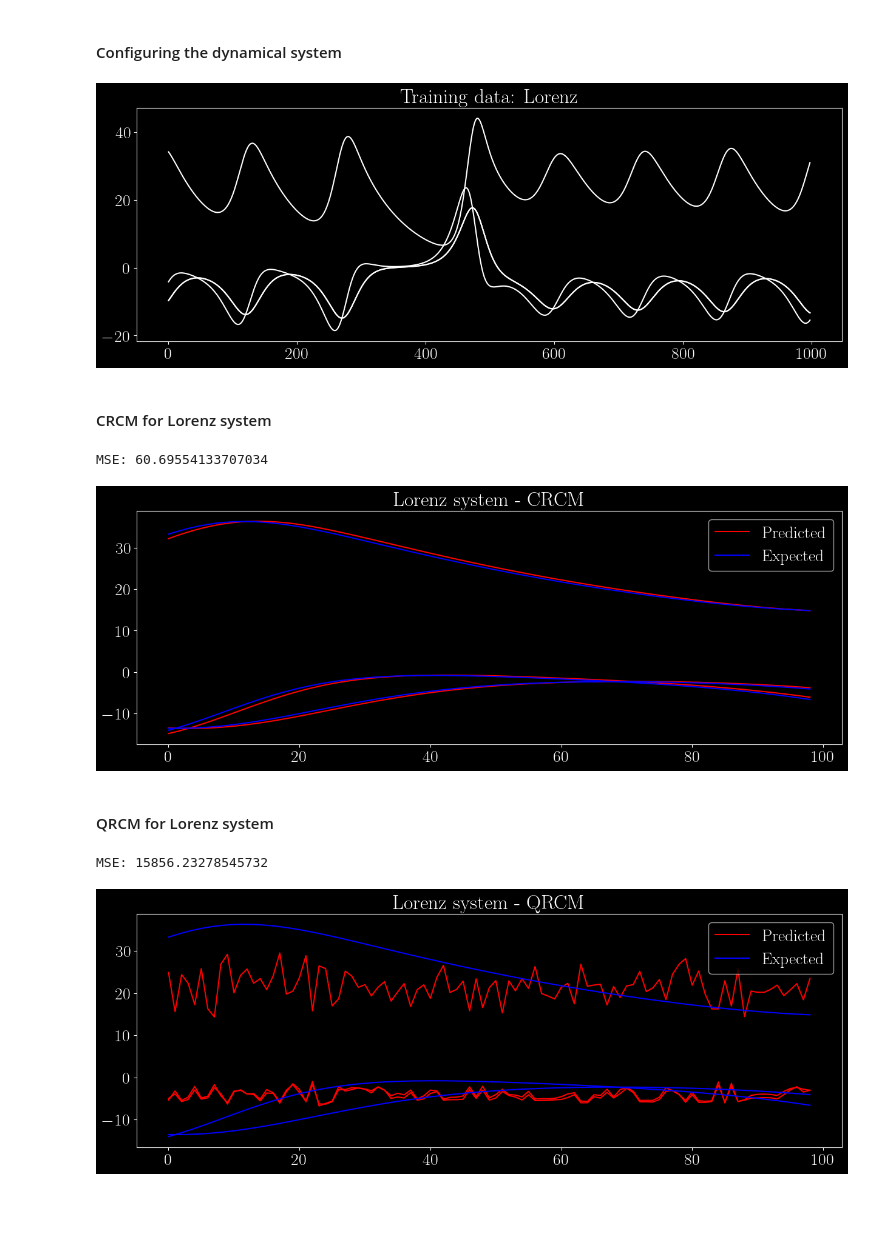
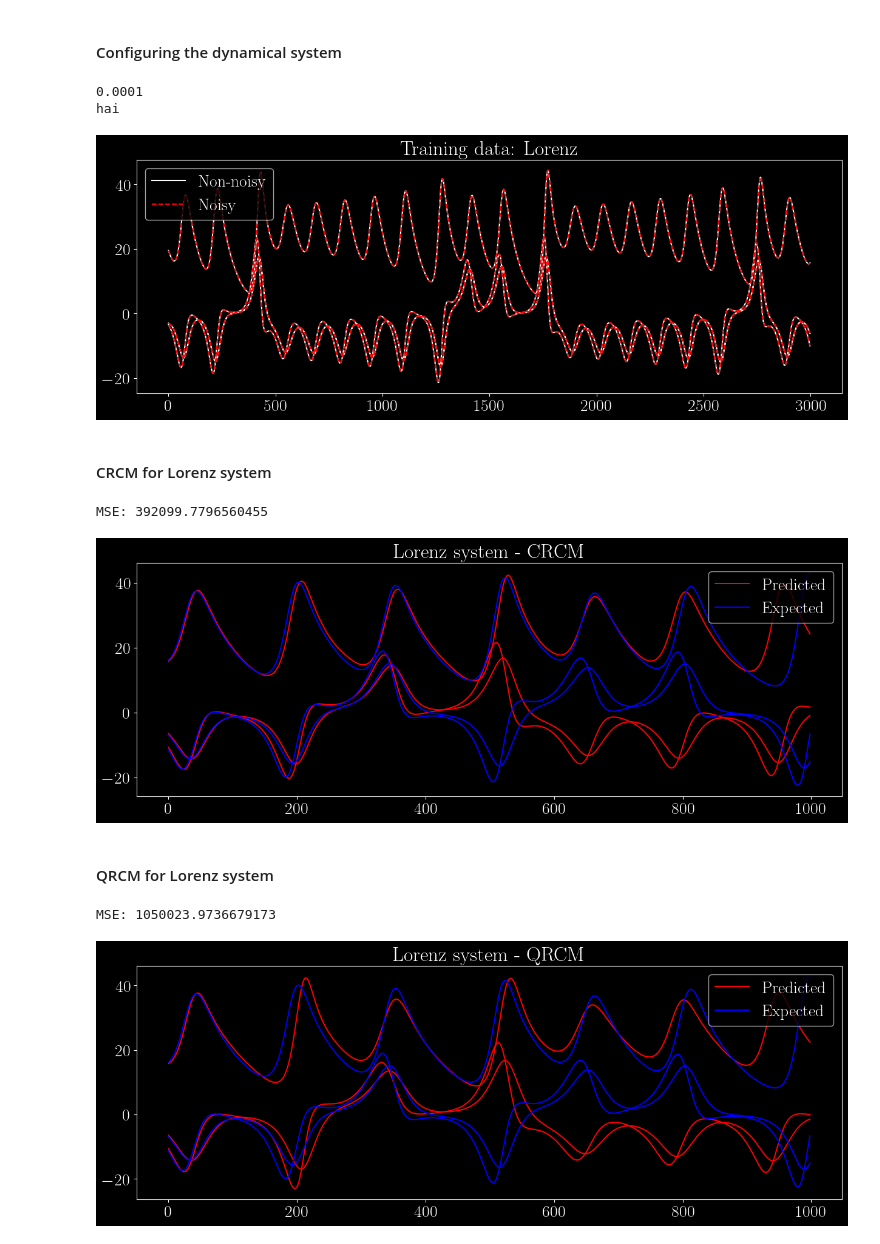
Before and after one commit to raihaan123/Quantum-Turbulence-Learning, a Jupyter notebook: src/main.ipynb, the cells around one changed output. Cells and saved outputs as stored; diff of their text form; code cells hidden in the pictures; blank space fills up the shorter version.

Commit message:
Injected noise for better fit

```diff
--- a/src/main.ipynb
+++ b/src/main.ipynb
@@ -12,20 +12,22 @@ from matplotlib import pyplot as plt
 # %%
 # Data generation parameters
 upsample        = 1                     # To increase the dt of the ESN wrt the numerical integrator
-dt              = 0.005 * upsample      # Time step
+dt              = 5e-3 * upsample       # Time step
 params          = [8/3, 28, 10]         # Parameters for the Lorenz system
 
 # Define N for washout, training, validation and testing
-N_washout       = 50
-N_train         = 1000
-N_test          = 100
+N_washout       = 100
+N_train         = 3000
+N_test          = 1000
 N_sets          = [N_washout, N_train, N_test]
 
 # Instantiate the solver object
-lor3 = Lorenz(params, dt, N_sets)
+lor3 = Lorenz(params, dt, N_sets, noise=1e-4)
 lor3.generate(override=True)            # Can always be regenerated with an Autoencoder
 # %% [output]
+0.0001
+hai
-[figure, old version]
+[figure, new version]
 # %% [markdown]
 #### CRCM for Lorenz system
 # %%
@@ -38,13 +40,12 @@ crcm = CRCM(solver=lor3,
             # sigmoid
             activation=lambda x: 1/(1+np.exp(-x)),
             seed=0)
-
 # Train the ESN with the training data
 crcm.train()
 crcm.forward()
 # %% [output]
-MSE: 60.69554133707034
+MSE: 392099.7796560455
-[figure, old version]
+[figure, new version]
 # %% [markdown]
 #### QRCM for Lorenz system
 # %%
@@ -59,5 +60,5 @@ qrcm = QRCM(solver  = lor3,
 qrcm.train()
 qrcm.forward()
 # %% [output]
-MSE: 15856.23278545732
+MSE: 1050023.9736679173
-[figure, old version]
+[figure, new version]
```
Also changed, not shown: parts of 1 cell of this notebook, 8 other files.
